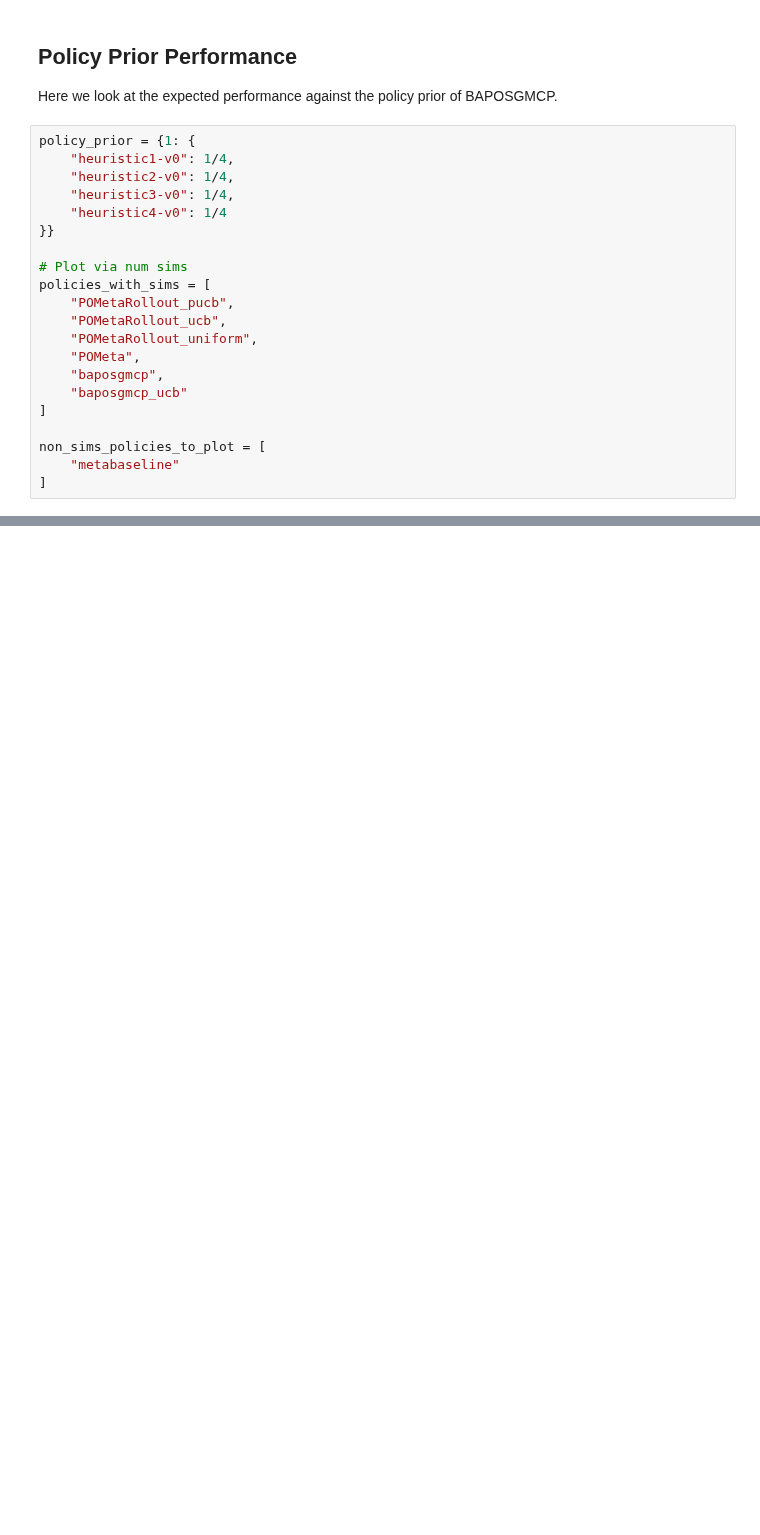
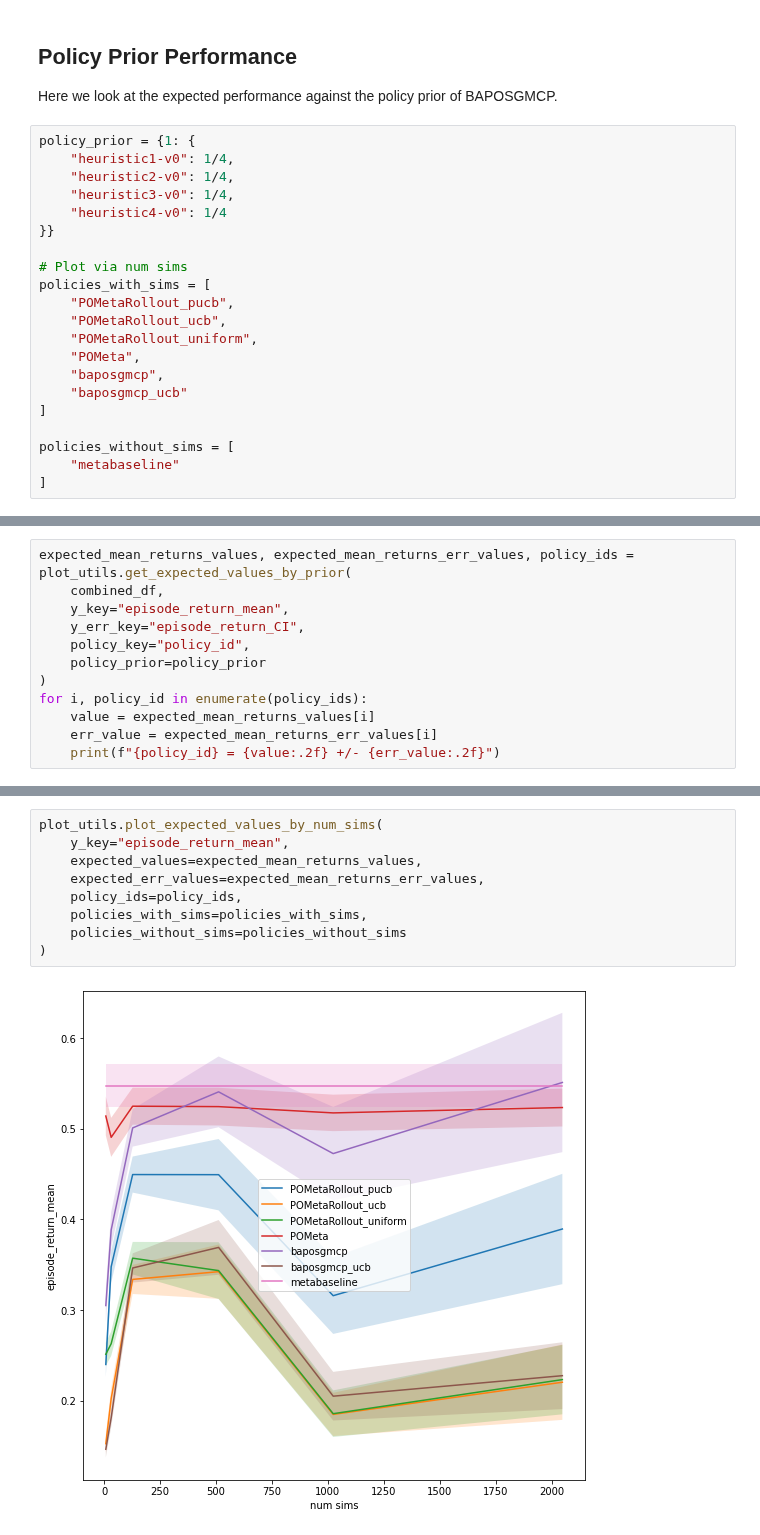
Before and after one commit to Jjschwartz/potmmcp, a Jupyter notebook: experiments/lbf/LBF10x10-n2-f7-static-v2/heuristic_analysis.ipynb, the cells around one changed output, grey strips where cells are left out. Saved outputs shown, nothing was run; the diff lists cells and outputs as text; blank space fills up the shorter version.

```diff
--- a/experiments/lbf/LBF10x10-n2-f7-static-v2/heuristic_analysis.ipynb
+++ b/experiments/lbf/LBF10x10-n2-f7-static-v2/heuristic_analysis.ipynb
@@ -179,6 +204,6 @@ policies_with_sims = [
     "baposgmcp_ucb"
 ]
 
-non_sims_policies_to_plot = [
+policies_without_sims = [
     "metabaseline"
 ]
@@ -391,0 +210,12 @@ plt.show()
+# %%
+expected_mean_returns_values, expected_mean_returns_err_values, policy_ids = plot_utils.get_expected_values_by_prior(
+    combined_df,
+    y_key="episode_return_mean",
+    y_err_key="episode_return_CI",
+    policy_key="policy_id",
+    policy_prior=policy_prior
+)
+for i, policy_id in enumerate(policy_ids):
+    value = expected_mean_returns_values[i]
+    err_value = expected_mean_returns_err_values[i]
+    print(f"{policy_id} = {value:.2f} +/- {err_value:.2f}")
@@ -391,0 +240,11 @@ plt.show()
+# %%
+plot_utils.plot_expected_values_by_num_sims(
+    y_key="episode_return_mean",
+    expected_values=expected_mean_returns_values,
+    expected_err_values=expected_mean_returns_err_values,
+    policy_ids=policy_ids,
+    policies_with_sims=policies_with_sims,
+    policies_without_sims=policies_without_sims
+)
+# %% [output]
+[figure, added]
```
Also changed, not shown: parts of 12 cells of this notebook, 3 other files.
